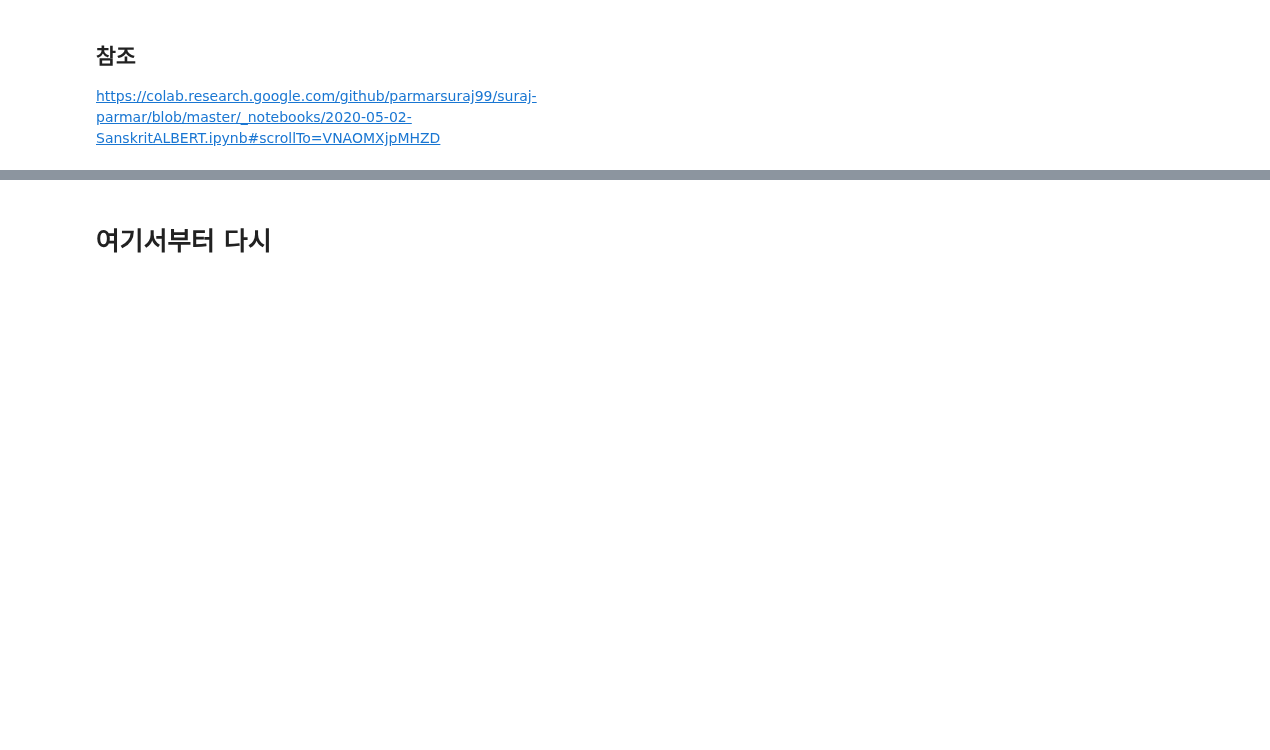
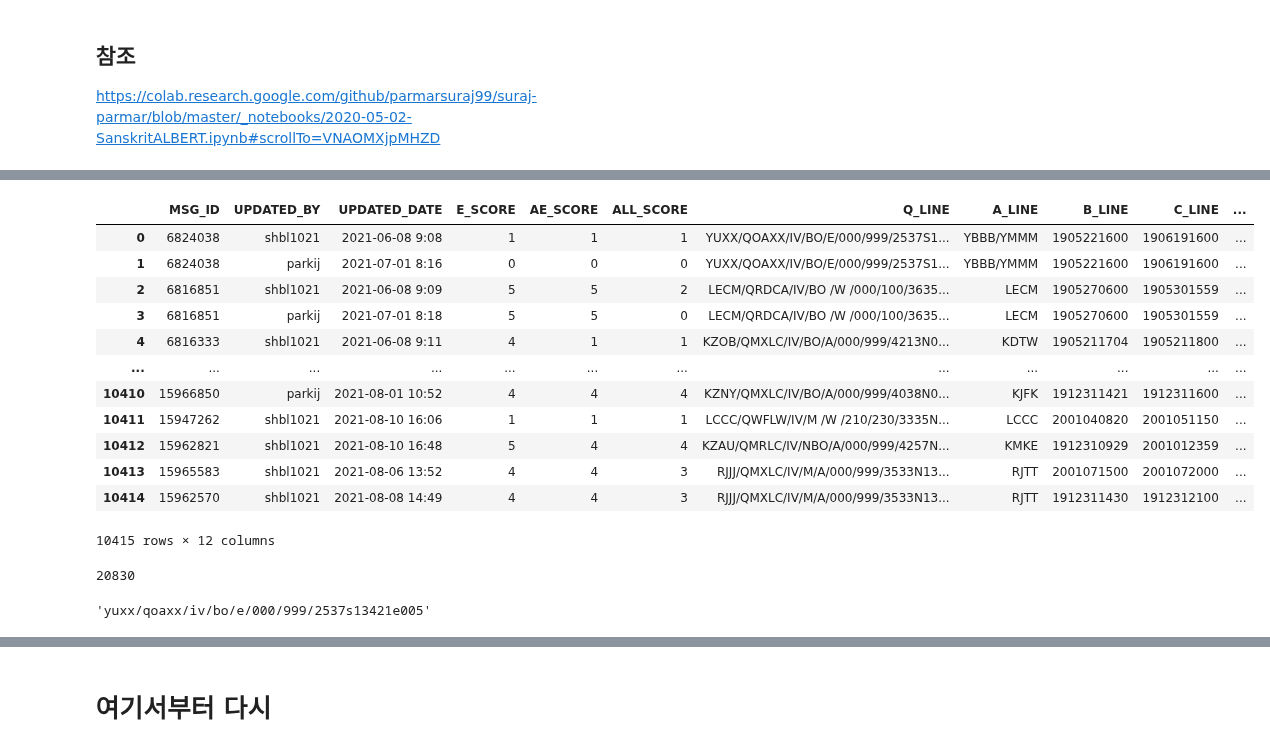
Before and after one commit to dolmani38/QA, a Jupyter notebook: Albert_NOTAM_Model_0805.ipynb, the cells around one changed output, grey strips where cells are left out. Cells and saved outputs as stored; diff of their text form; code cells hidden in the pictures; blank space fills up the shorter version.

```diff
--- a/Albert_NOTAM_Model_0805.ipynb
+++ b/Albert_NOTAM_Model_0805.ipynb
@@ -632,0 +49,8 @@ torch vs tf 결과차이
+# %%
+%%time
+
+import re
+import pandas as pd
+import sys
+
+df = pd.read_csv('/content/drive/MyDrive/NOTAM/data/TRAIN_210812.csv')
@@ -632,0 +60,16 @@ torch vs tf 결과차이
+# %%
+df
+# %% [output]
+|  | MSG_ID | UPDATED_BY | UPDATED_DATE | E_SCORE | AE_SCORE | ALL_SCORE | Q_LINE | A_LINE | B_LINE | C_LINE | ... |
+| 0 | 6824038 | shbl1021 | 2021-06-08 9:08 | 1 | 1 | 1 | YUXX/QOAXX/IV/BO/E/000/999/2537S1... | YBBB/YMMM | 1905221600 | 1906191600 | ... |
+| 1 | 6824038 | parkij | 2021-07-01 8:16 | 0 | 0 | 0 | YUXX/QOAXX/IV/BO/E/000/999/2537S1... | YBBB/YMMM | 1905221600 | 1906191600 | ... |
+| 2 | 6816851 | shbl1021 | 2021-06-08 9:09 | 5 | 5 | 2 | LECM/QRDCA/IV/BO /W /000/100/3635... | LECM | 1905270600 | 1905301559 | ... |
+| 3 | 6816851 | parkij | 2021-07-01 8:18 | 5 | 5 | 0 | LECM/QRDCA/IV/BO /W /000/100/3635... | LECM | 1905270600 | 1905301559 | ... |
+| 4 | 6816333 | shbl1021 | 2021-06-08 9:11 | 4 | 1 | 1 | KZOB/QMXLC/IV/BO/A/000/999/4213N0... | KDTW | 1905211704 | 1905211800 | ... |
+| ... | ... | ... | ... | ... | ... | ... | ... | ... | ... | ... | ... |
+| 10410 | 15966850 | parkij | 2021-08-01 10:52 | 4 | 4 | 4 | KZNY/QMXLC/IV/BO/A/000/999/4038N0... | KJFK | 1912311421 | 1912311600 | ... |
+| 10411 | 15947262 | shbl1021 | 2021-08-10 16:06 | 1 | 1 | 1 | LCCC/QWFLW/IV/M /W /210/230/3335N... | LCCC | 2001040820 | 2001051150 | ... |
+| 10412 | 15962821 | shbl1021 | 2021-08-10 16:48 | 5 | 4 | 4 | KZAU/QMRLC/IV/NBO/A/000/999/4257N... | KMKE | 1912310929 | 2001012359 | ... |
+| 10413 | 15965583 | shbl1021 | 2021-08-06 13:52 | 4 | 4 | 3 | RJJJ/QMXLC/IV/M/A/000/999/3533N13... | RJTT | 2001071500 | 2001072000 | ... |
+| 10414 | 15962570 | shbl1021 | 2021-08-08 14:49 | 4 | 4 | 3 | RJJJ/QMXLC/IV/M/A/000/999/3533N13... | RJTT | 1912311430 | 1912312100 | ... |
+10415 rows × 12 columns
@@ -632,0 +106,8 @@ torch vs tf 결과차이
+# %%
+len(notam_contents)
+# %% [output]
+20830
+# %%
+notam_contents[3]
+# %% [output]
+'yuxx/qoaxx/iv/bo/e/000/999/2537s13421e005'
```
Also changed, not shown: parts of 88 cells of this notebook.
